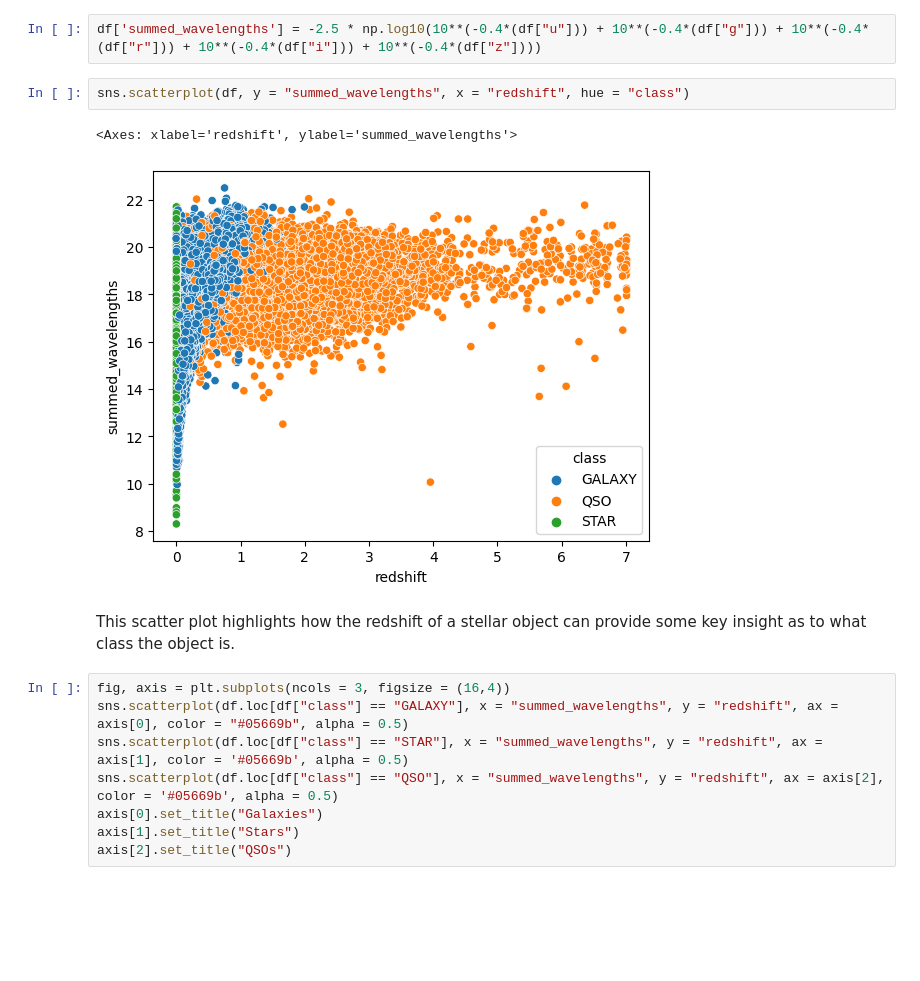
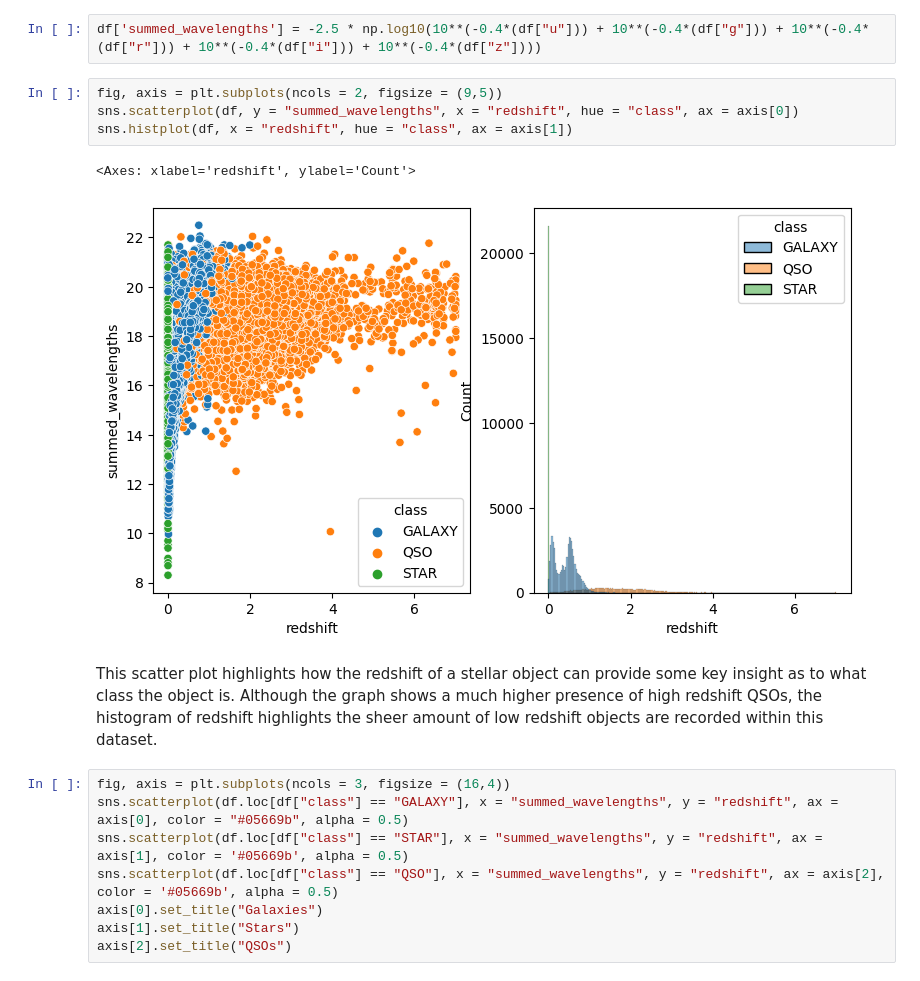
Before and after one commit to AbhaySh4r/ML-AstroSet, a Jupyter notebook: Project1_Visualizations.ipynb, the cells around one changed output. Cells and saved outputs as stored; diff of their text form; blank space fills up the shorter version.

Commit message:
Added some new plots

```diff
--- a/Project1_Visualizations.ipynb
+++ b/Project1_Visualizations.ipynb
@@ -166,13 +168,15 @@ sns.heatmap(data = cor, annot = True, cmap = 'mako', center = 0)
 Althought intuitive, we can see that the existance of each wavelength heavily correlates to nearby wavelengths on the electro-magnetic spectrum. That is, an object that has a high/low apparant magnitude in Z probably has a stronger correlation in I, compared to U being significantly further away on the EM-spectrum.
 # %%
 df['summed_wavelengths'] = -2.5 * np.log10(10**(-0.4*(df["u"])) + 10**(-0.4*(df["g"])) + 10**(-0.4*(df["r"])) + 10**(-0.4*(df["i"])) + 10**(-0.4*(df["z"])))
-# %%
-sns.scatterplot(df, y = "summed_wavelengths", x = "redshift", hue = "class")
-# %% [output]
-<Axes: xlabel='redshift', ylabel='summed_wavelengths'>
-[figure, removed]
+# %%
+fig, axis = plt.subplots(ncols = 2, figsize = (9,5))
+sns.scatterplot(df, y = "summed_wavelengths", x = "redshift", hue = "class", ax = axis[0])
+sns.histplot(df, x = "redshift", hue = "class", ax = axis[1])
+# %% [output]
+<Axes: xlabel='redshift', ylabel='Count'>
+[figure, added]
 # %% [markdown]
-This scatter plot highlights how the redshift of a stellar object can provide some key insight as to what class the object is.
+This scatter plot highlights how the redshift of a stellar object can provide some key insight as to what class the object is. Although the graph shows a much higher presence of high redshift QSOs, the histogram of redshift highlights the sheer amount of low redshift objects are recorded within this dataset.
 # %%
 fig, axis = plt.subplots(ncols = 3, figsize = (16,4))
 sns.scatterplot(df.loc[df["class"] == "GALAXY"], x = "summed_wavelengths", y = "redshift", ax = axis[0], color = "#05669b", alpha = 0.5)
```
Also changed, not shown: parts of 2 cells of this notebook.
